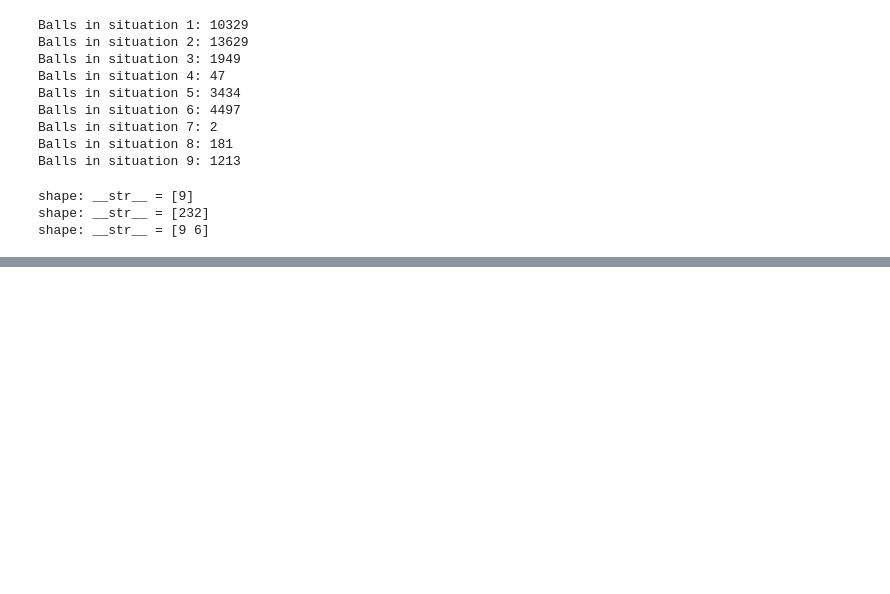
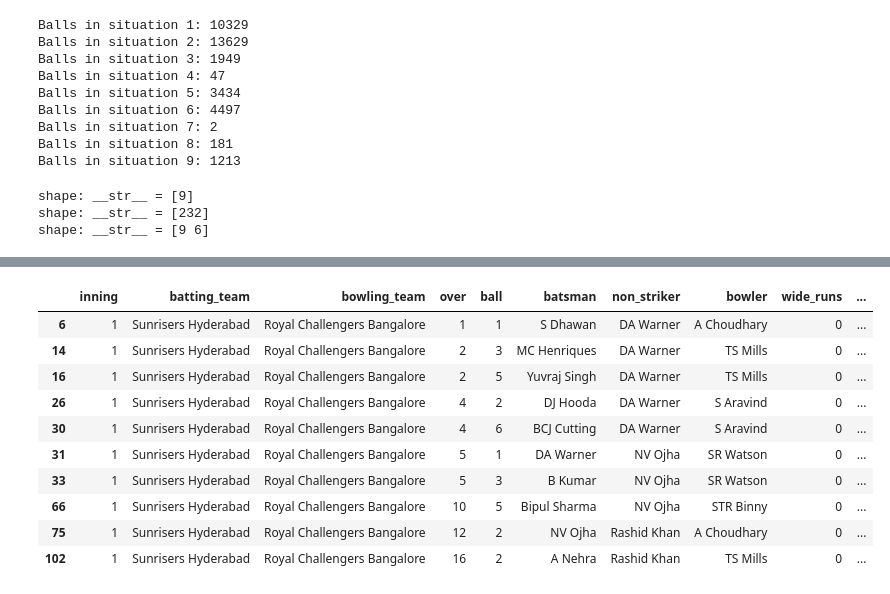
Before and after one commit to Tanavya/IPL-Simulation, a Jupyter notebook: simulation.ipynb, the cells around one changed output, grey strips where cells are left out. Drawn from its saved outputs; the diff is of its cells as text; code cells hidden in the pictures; blank space fills up the shorter version.

```diff
--- a/simulation.ipynb
+++ b/simulation.ipynb
@@ -648,0 +863,14 @@ for b in range(120):
+# %%
+second_innings_df[pd.notnull(second_innings_df["player_dismissed"])]
+# %% [output]
+|  | inning | batting_team | bowling_team | over | ball | batsman | non_striker | bowler | wide_runs | ... |
+| 6 | 1 | Sunrisers Hyderabad | Royal Challengers Bangalore | 1 | 1 | S Dhawan | DA Warner | A Choudhary | 0 | ... |
+| 14 | 1 | Sunrisers Hyderabad | Royal Challengers Bangalore | 2 | 3 | MC Henriques | DA Warner | TS Mills | 0 | ... |
+| 16 | 1 | Sunrisers Hyderabad | Royal Challengers Bangalore | 2 | 5 | Yuvraj Singh | DA Warner | TS Mills | 0 | ... |
+| 26 | 1 | Sunrisers Hyderabad | Royal Challengers Bangalore | 4 | 2 | DJ Hooda | DA Warner | S Aravind | 0 | ... |
+| 30 | 1 | Sunrisers Hyderabad | Royal Challengers Bangalore | 4 | 6 | BCJ Cutting | DA Warner | S Aravind | 0 | ... |
+| 31 | 1 | Sunrisers Hyderabad | Royal Challengers Bangalore | 5 | 1 | DA Warner | NV Ojha | SR Watson | 0 | ... |
+| 33 | 1 | Sunrisers Hyderabad | Royal Challengers Bangalore | 5 | 3 | B Kumar | NV Ojha | SR Watson | 0 | ... |
+| 66 | 1 | Sunrisers Hyderabad | Royal Challengers Bangalore | 10 | 5 | Bipul Sharma | NV Ojha | STR Binny | 0 | ... |
+| 75 | 1 | Sunrisers Hyderabad | Royal Challengers Bangalore | 12 | 2 | NV Ojha | Rashid Khan | A Choudhary | 0 | ... |
+| 102 | 1 | Sunrisers Hyderabad | Royal Challengers Bangalore | 16 | 2 | A Nehra | Rashid Khan | TS Mills | 0 | ... |
```
Also changed, not shown: parts of 39 cells of this notebook, 15 other files.
